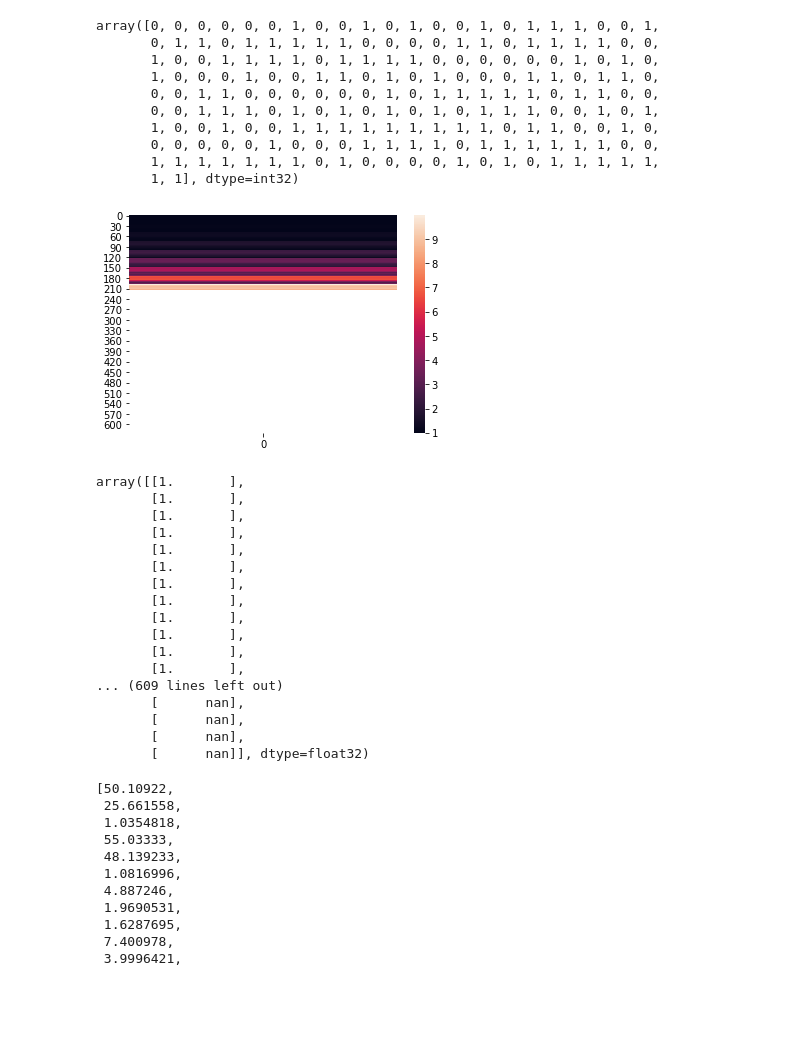
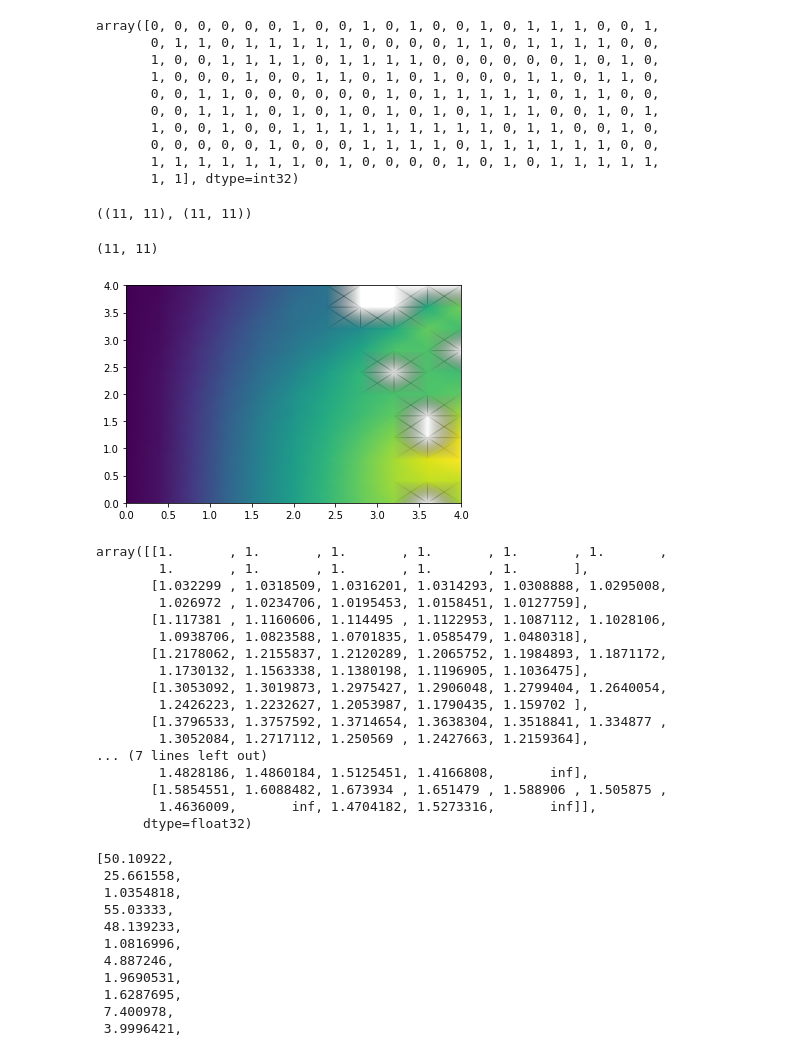
Before and after one commit to smaityumich/gradient-flow-attack, a Jupyter notebook: 2d-simulation/test.ipynb, the cells around one changed output. Saved outputs shown, nothing was run; the diff lists cells and outputs as text; code cells hidden in the pictures; blank space fills up the shorter version.

Commit message:
modified:   loss_ratio.py modified:   test.ipynb

```diff
--- a/2d-simulation/test.ipynb
+++ b/2d-simulation/test.ipynb
@@ -105,10 +105,14 @@ while np.linalg.norm(fair_direction) != 1:
     fair_direction = fair_direction / np.linalg.norm(fair_direction)
 fair_metric = loss_ratio.fair_metric_fn(fair_direction)
 # %%
-import itertools
-theta1 = np.arange(0, 5, step = 0.2)
-theta2 = np.arange(0, 5, step= 0.2)
-a = itertools.product(theta1, theta2)
+
+theta1 = np.arange(0, 4.3, step = 0.4)
+theta2 = np.arange(0, 4.3, step= 0.4)
+T1, T2 = np.meshgrid(theta1, theta2)
+#T1, T2 = T1.flatten(), T2.flatten()
+T1.shape, T2.shape
+# %% [output]
+((11, 11), (11, 11))
 # %%
 import numpy as np
 import seaborn as sns
@@ -119,30 +123,33 @@ f = lambda a, b, c : a+b+c
 from functools import partial
 g = partial(f, b= 2, c= 3)
 # %%
-b = np.load('data/mean_ratio_theta_l2_base_fair.npy').reshape((-1, 1))
-ax = sns.heatmap(b)
+b = np.load('data/mean_ratio_theta_l2_base_fair.npy')
+B = b.flatten()
+plt.pcolormesh(T2, T1, b, shading='gouraud')
+b.shape
 # %% [output]
+(11, 11)
-[figure, old version]
+[figure, new version]
 # %%
 b
 # %% [output]
-array([[1.       ],
-       [1.       ],
-       [1.       ],
-       [1.       ],
-       [1.       ],
-       [1.       ],
-       [1.       ],
-       [1.       ],
-       [1.       ],
-       [1.       ],
-       [1.       ],
-       [1.       ],
-... (609 lines left out)
-       [      nan],
-       [      nan],
-       [      nan],
-       [      nan]], dtype=float32)
+array([[1.       , 1.       , 1.       , 1.       , 1.       , 1.       ,
+        1.       , 1.       , 1.       , 1.       , 1.       ],
+       [1.032299 , 1.0318509, 1.0316201, 1.0314293, 1.0308888, 1.0295008,
+        1.026972 , 1.0234706, 1.0195453, 1.0158451, 1.0127759],
+       [1.117381 , 1.1160606, 1.114495 , 1.1122953, 1.1087112, 1.1028106,
+        1.0938706, 1.0823588, 1.0701835, 1.0585479, 1.0480318],
+       [1.2178062, 1.2155837, 1.2120289, 1.2065752, 1.1984893, 1.1871172,
+        1.1730132, 1.1563338, 1.1380198, 1.1196905, 1.1036475],
+       [1.3053092, 1.3019873, 1.2975427, 1.2906048, 1.2799404, 1.2640054,
+        1.2426223, 1.2232627, 1.2053987, 1.1790435, 1.159702 ],
+       [1.3796533, 1.3757592, 1.3714654, 1.3638304, 1.3518841, 1.334877 ,
+        1.3052084, 1.2717112, 1.250569 , 1.2427663, 1.2159364],
+... (7 lines left out)
+        1.4828186, 1.4860184, 1.5125451, 1.4166808,       inf],
+       [1.5854551, 1.6088482, 1.673934 , 1.651479 , 1.588906 , 1.505875 ,
+        1.4636009,       inf, 1.4704182, 1.5273316,       inf]],
+      dtype=float32)
 # %%
 import numpy as np
 import tensorflow as tf
```
Also changed, not shown: parts of 2 cells of this notebook, 1 other file.
